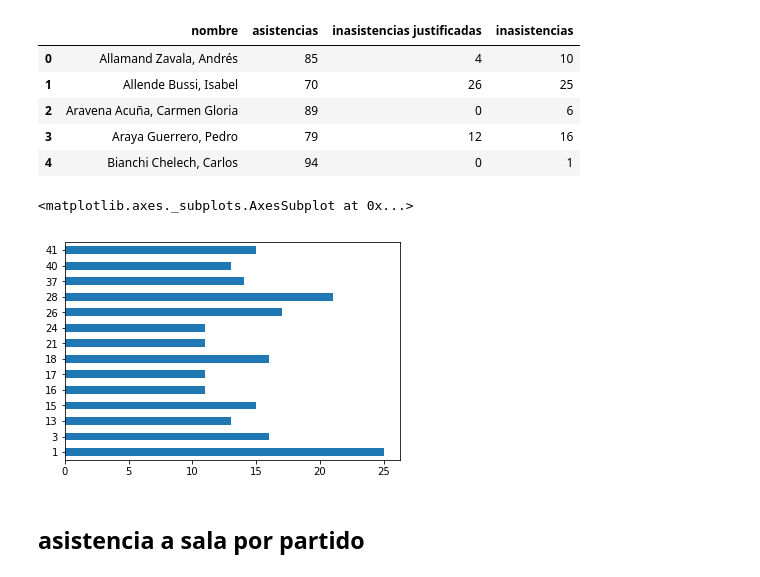
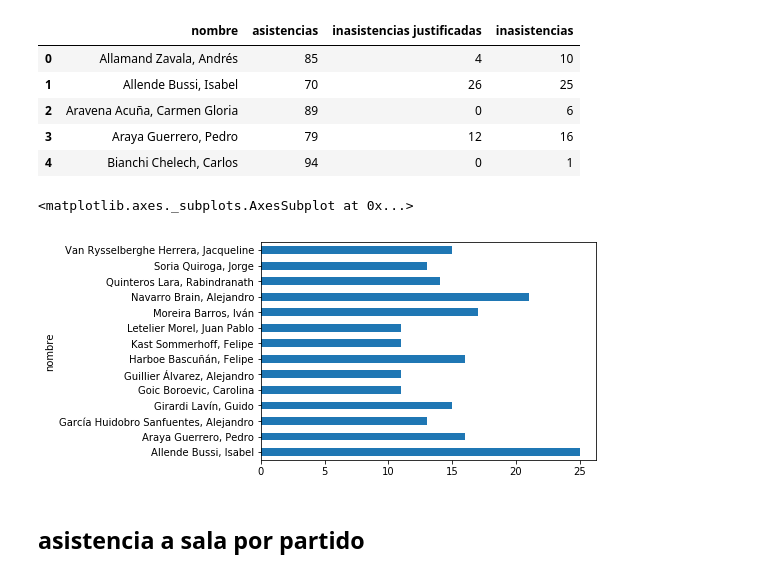
Before and after one commit to mauricioponce/polis, a Jupyter notebook: polis.ipynb, the cells around one changed output. Drawn from its saved outputs; the diff is of its cells as text; code cells hidden in the pictures.

```diff
--- a/polis.ipynb
+++ b/polis.ipynb
@@ -113,11 +120,11 @@ df_asistencia.head()
 assert len(df_asistencia) == 43, 'Son 43 senadores actuales'
 # %%
 df_senators = pd.merge(df_senators, df_asistencia)
-#df_senators = df_senators.set_index('nombre')
+df_senators.set_index('nombre', inplace=True)
 df_senators[df_senators.inasistencias > 10].inasistencias.plot(kind='barh')
 # %% [output]
 <matplotlib.axes._subplots.AxesSubplot at 0x...>
-[figure, old version]
+[figure, new version]
 # %% [markdown]
 ## asistencia a sala por partido
 # %%
```
Also changed, not shown: parts of 16 cells of this notebook.
